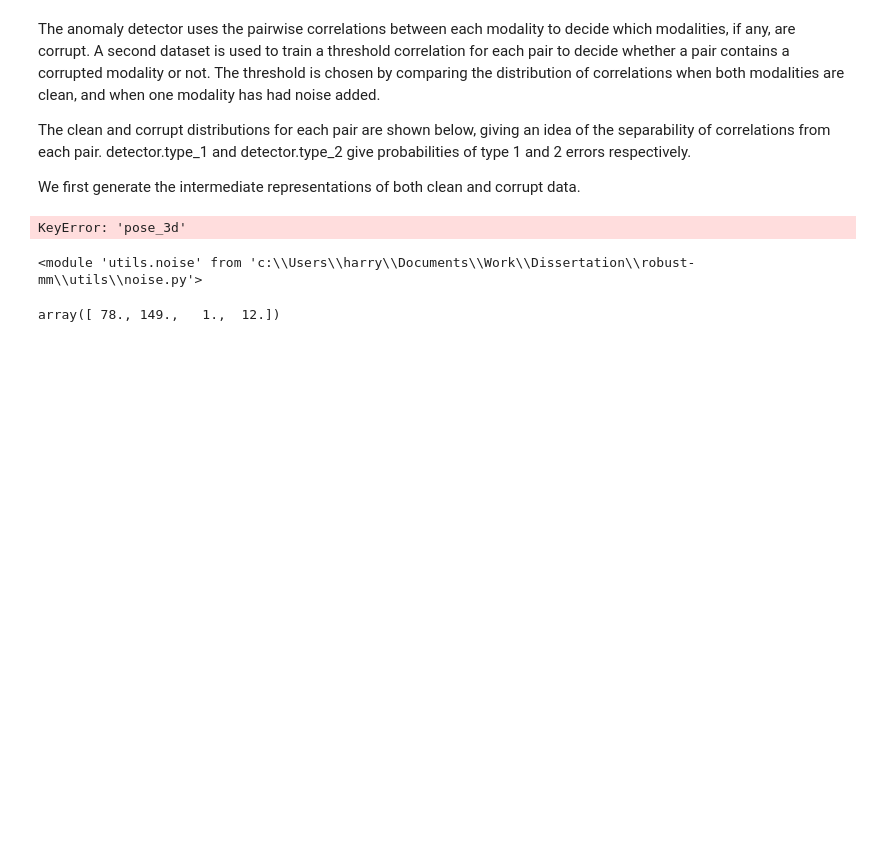
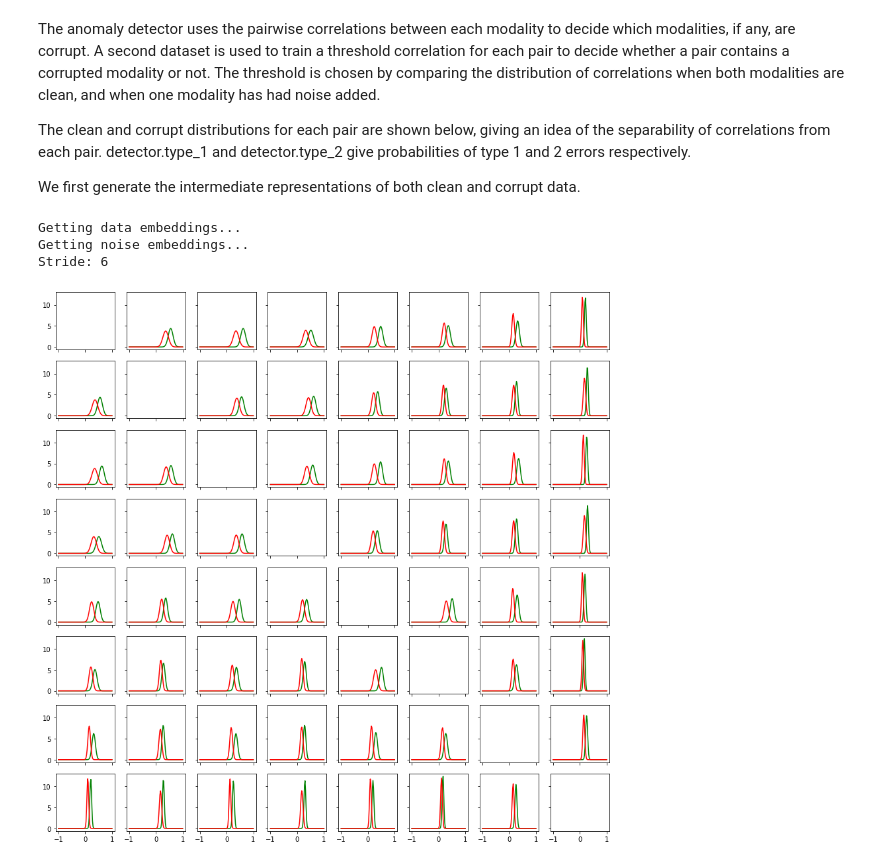
Before and after one commit to chalkywoods/robust-mm, a Jupyter notebook: mm-fit_anomaly_detection.ipynb, the cells around one changed output. Saved outputs shown, nothing was run; the diff lists cells and outputs as text; code cells hidden in the pictures; blank space fills up the shorter version.

Commit message:
Finish gmm & notebook

```diff
--- a/mm-fit_anomaly_detection.ipynb
+++ b/mm-fit_anomaly_detection.ipynb
@@ -35,7 +35,7 @@ from utils.noise import GMMNoise
 ### notebook settings
 learning_rate = 0.001
 batch_size = 128
-name = 'nb_test'      # name used to load/save datasets and training checkpoints
+name = 'notebook'      # name used to load/save datasets and training checkpoints
 load_features = False  # load modalitiy specific autoenceoder embeddings or generate them
 save_features = True   # save generated modality specific embeddings
 load_dgcca = False     # load trained dgcca network heads
@@ -57,7 +57,7 @@ output = 'output/' # path to output folder
 
 ### mm-fit dataset parameters
 data_path = "../data" # mm-fit dataset path
-workout_ids = ['01']#, '02', '03', '06', '16', '17', '18'] # workout data to use
+workout_ids = ['01', '02', '03', '06', '16'] # workout data to use
 dataset_split = {'train_cca': 0.7, 'train_detector': 0.1, 'val': 0.1, 'test': 0.1} # dataset split names and proportions
 samplers = [RandomSampler, lambda x: SequentialStridedSampler(x, 1), lambda x: SequentialStridedSampler(x, 1), lambda x: SequentialStridedSampler(x, 1)]
 MODALITIES_SUBSET = ['sw_l_acc', 'sw_l_gyr', 'sw_r_acc', 'sw_r_gyr', 'sp_r_acc', 'sp_r_gyr', 'eb_l_acc', 'eb_l_gyr', 'pose_3d'] # modalities to load model and data for
@@ -118,7 +121,7 @@ if load_features:
     with open('output/{}_{}.pkl'.format(name, 'train_cca'), 'rb') as f:
             train_cca = pickle.load(f)
 else:
-    train_cca = get_intermediate_rep(dataloaders[0], 'train_cca', models, MODALITIES_SUBSET)
+    train_cca = get_intermediate_rep(dataloaders[0], 'train_cca', models, [mod for mod in MODALITIES_SUBSET if mod != 'pose_3d'])
     if save_features:
         with open('output/{}_{}.pkl'.format(name, 'train_cca'), 'wb') as f:
             pickle.dump(train_cca, f, protocol=4)
@@ -126,8 +129,6 @@ else:
 shapes = {}
 for modality in [mod for mod in MODALITIES_SUBSET if mod != 'pose_3d']:
     shapes[modality] = train_cca[modality].shape[1]
-
-del train_cca['pose_3d']
 # %% [markdown]
 Define the input, output and hidden layer sizes for the networks in the nonlinear portion of DGCCA, as well as DGCCA parameters.
 # %%
@@ -186,8 +187,8 @@ The clean and corrupt distributions for each pair are shown below, giving an ide
 
 We first generate the intermediate representations of both clean and corrupt data.
 # %%
-gmm_components = 5     # number of gaussian mixture model components for noise generation
-snr = 1.5              # signal to noise ratio
+gmm_components = 3     # number of gaussian mixture model components for noise generation
+snr = 1                # signal to noise ratio
 load_detector = False
 # %%
 if load_features:
@@ -205,11 +206,5 @@ else:
     if save_features:
         with open('output/{}_{}.pkl'.format(name, 'clean'), 'wb') as f:
             pickle.dump(clean_data, f, protocol=4)
-        with open('output/{}_{}.pkl'.format(name, 'corrupt'), 'wb') as f:
+        with open('output/{}_{}_{}.pkl'.format(name, 'corrupt', gmm_components), 'wb') as f:
             pickle.dump(corrupt_data, f, protocol=4)
-
-
-del clean_data['pose_3d']
-del corrupt_data['pose_3d']
-# %% [output]
-KeyError: 'pose_3d'
@@ -220,14 +211,14 @@ import utils.noise
-# %%
-reload(dgcca.anomaly_detection)
-reload(utils.noise)
-# %% [output]
-<module 'utils.noise' from 'c:\\Users\\harry\\Documents\\Work\\Dissertation\\robust-mm\\utils\\noise.py'>
 # %%
-detector = dgcca.anomaly_detection.CcaAnomalyDetector(dgcca, noise_gen)
+detector = CcaAnomalyDetector(dgcca)
 
 if load_detector:
     detector.thresholds = np.load('output/adthresh.npy')
     detector.classifier = detector.threshold_classifier
 else:
-    fig = detector.train([mod for mod in clean_data.values()], [mod for mod in corrupt_data.values()], stride=20, window=cca_window_size, plot=True)
+    fig = detector.train([mod for mod in clean_data.values()], [mod for mod in corrupt_data.values()], stride='auto', window=cca_window_size, plot=True)
+# %% [output]
+Getting data embeddings...
+Getting noise embeddings...
+Stride: 6
+[figure, added]
 # %%
@@ -273,5 +291,0 @@ def evaluate(loader, n=10, corrupted=1, grace=0):
-# %%
-results = evaluate(dataloaders[2], 30, 5, grace=1)
-results
-# %% [output]
-array([ 78., 149.,   1.,  12.])
```
Also changed, not shown: parts of 7 cells of this notebook, 2 other files.
